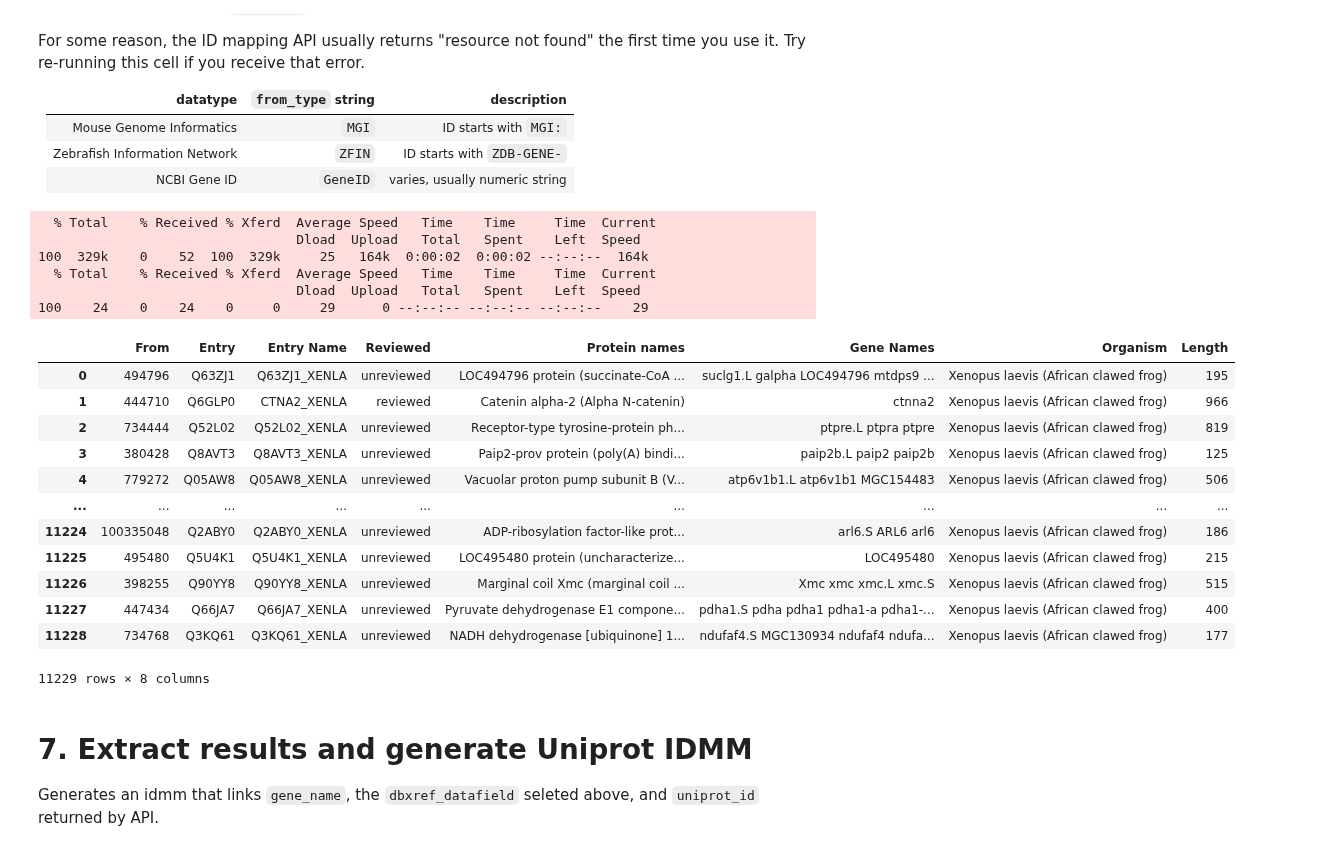
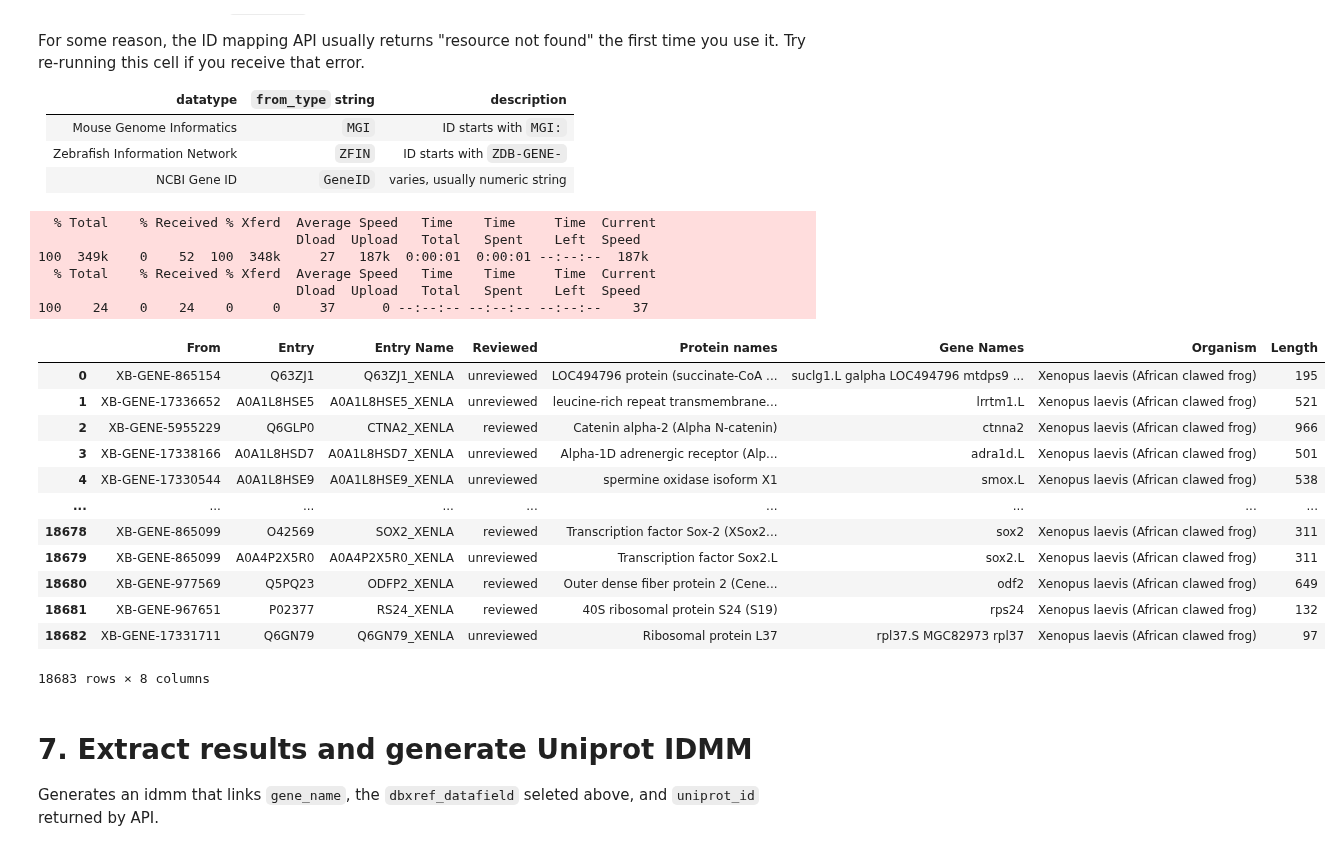
Before and after one commit to Arcadia-Science/glial-origins, a Jupyter notebook: notebooks/Xlae_adultbrain/1_Xlae_adultbrain_downloading.ipynb, the cells around one changed output. Drawn from its saved outputs; the diff is of its cells as text; code cells hidden in the pictures.

```diff
--- a/notebooks/Xlae_adultbrain/1_Xlae_adultbrain_downloading.ipynb
+++ b/notebooks/Xlae_adultbrain/1_Xlae_adultbrain_downloading.ipynb
@@ -170,10 +176,8 @@ display(models[attributes_column][3])
 # %%
-# Remove any rows with NaNs
-models.dropna(inplace = True)
-
 # Extract field and database cross-ref (dbxref) information into columns
 models['field_dictionary'] = models[attributes_column].apply(convert_fields_to_dict_gff)
-models['gene_name'] = [d.get('gene') for d in models['field_dictionary']]
+models['gene_name'] = [d.get('Name') for d in models['field_dictionary']]
+models['Xenbase'] = [d.get('Alias') for d in models['field_dictionary']]
 models['Dbxref'] = [d.get('Dbxref') for d in models['field_dictionary']]
 models['dbxref_dict'] = models['Dbxref'].apply(convert_dbxref_to_dict)
 
@@ -194,0 +199,6 @@ display(models)
+# %%
+### Exception ###
+# Generate a new .gtf file that includes a gene name in the "gene" field for gffread to use
+models['ID'] = [d.get('ID') for d in models['field_dictionary']]
+models['Parent'] = [d.get('Parent') for d in models['field_dictionary']]
+display(models)
@@ -194,0 +284,20 @@ display(models)
+# %%
+models = models.merge(keypair_collector, on = 'ID', how = 'left')
+
+models.apply(lambda x: x['field_dictionary'].update({'gene': x['new_gene_name']}), axis = 1)
+display(models)
+models.dropna(subset = ['field_dictionary'], inplace = True)
+models[attributes_column] = models['field_dictionary'].apply(convert_dict_to_fields_gff)
+
+new_annot = GenomeGffFile(
+    filename = sample_Docket.annot.filename.replace('.gff', '_new.gff'),
+    sampledict = species_SampleDict,
+    GenomeFastaFile = genome_fasta,
+)
+
+sample_Docket.add_keyfile(new_annot, 'new_annot')
+new_models = models[[0, 1, 2, 3, 4, 5, 6, 7, 8]]
+new_models.to_csv(sample_Docket.new_annot.path, sep = '\t', header = None, index = None)
+
+display(new_models)
+display(new_models[attributes_column][0])
@@ -198,8 +335,8 @@ Specify which set of identifiers will be use to query the [Uniprot ID Mapping To
 
 If using an identifier from the `dbxref_dict`, specify the name via string in the `dbxref_datafield` variable.
 # %%
-dbxref_datafield = 'GeneID'
-datafield = ''
+dbxref_datafield = ''
+datafield = 'Xenbase'
 
 if dbxref_datafield != '':
     models.dropna(axis = 0, subset = ['dbxref_dict'], inplace = True)
@@ -264,34 +401,34 @@ Try re-running this cell if you receive that error.
 | Zebrafish Information Network | `ZFIN` | ID starts with `ZDB-GENE-` |
 | NCBI Gene ID | `GeneID` | varies, usually numeric string |
 # %%
-from_type = 'GeneID'
+from_type = 'Xenbase'
 to_type = 'UniProtKB'
 
 uniprot_idmm_object = genelist_object.get_uniprot_ids(ID_MAPPER_LOC, from_type, to_type)
 sample_Docket.add_keyfiles({'uniprot_idmm': uniprot_idmm_object})
 
 uniprot_idmm = pd.read_csv(sample_Docket.uniprot_idmm.path, sep = '\t')
 display(uniprot_idmm)
 # %% [output]
   % Total    % Received % Xferd  Average Speed   Time    Time     Time  Current
                                  Dload  Upload   Total   Spent    Left  Speed
-100  329k    0    52  100  329k     25   164k  0:00:02  0:00:02 --:--:--  164k
+100  349k    0    52  100  348k     27   187k  0:00:01  0:00:01 --:--:--  187k
   % Total    % Received % Xferd  Average Speed   Time    Time     Time  Current
                                  Dload  Upload   Total   Spent    Left  Speed
-100    24    0    24    0     0     29      0 --:--:-- --:--:-- --:--:--    29
+100    24    0    24    0     0     37      0 --:--:-- --:--:-- --:--:--    37
 |  | From | Entry | Entry Name | Reviewed | Protein names | Gene Names | Organism | Length |
-| 0 | 494796 | Q63ZJ1 | Q63ZJ1_XENLA | unreviewed | LOC494796 protein (succinate-CoA ... | suclg1.L galpha LOC494796 mtdps9 ... | Xenopus laevis (African clawed frog) | 195 |
-| 1 | 444710 | Q6GLP0 | CTNA2_XENLA | reviewed | Catenin alpha-2 (Alpha N-catenin) | ctnna2 | Xenopus laevis (African clawed frog) | 966 |
-| 2 | 734444 | Q52L02 | Q52L02_XENLA | unreviewed | Receptor-type tyrosine-protein ph... | ptpre.L ptpra ptpre | Xenopus laevis (African clawed frog) | 819 |
-| 3 | 380428 | Q8AVT3 | Q8AVT3_XENLA | unreviewed | Paip2-prov protein (poly(A) bindi... | paip2b.L paip2 paip2b | Xenopus laevis (African clawed frog) | 125 |
-| 4 | 779272 | Q05AW8 | Q05AW8_XENLA | unreviewed | Vacuolar proton pump subunit B (V... | atp6v1b1.L atp6v1b1 MGC154483 | Xenopus laevis (African clawed frog) | 506 |
+| 0 | XB-GENE-865154 | Q63ZJ1 | Q63ZJ1_XENLA | unreviewed | LOC494796 protein (succinate-CoA ... | suclg1.L galpha LOC494796 mtdps9 ... | Xenopus laevis (African clawed frog) | 195 |
+| 1 | XB-GENE-17336652 | A0A1L8HSE5 | A0A1L8HSE5_XENLA | unreviewed | leucine-rich repeat transmembrane... | lrrtm1.L | Xenopus laevis (African clawed frog) | 521 |
+| 2 | XB-GENE-5955229 | Q6GLP0 | CTNA2_XENLA | reviewed | Catenin alpha-2 (Alpha N-catenin) | ctnna2 | Xenopus laevis (African clawed frog) | 966 |
+| 3 | XB-GENE-17338166 | A0A1L8HSD7 | A0A1L8HSD7_XENLA | unreviewed | Alpha-1D adrenergic receptor (Alp... | adra1d.L | Xenopus laevis (African clawed frog) | 501 |
+| 4 | XB-GENE-17330544 | A0A1L8HSE9 | A0A1L8HSE9_XENLA | unreviewed | spermine oxidase isoform X1 | smox.L | Xenopus laevis (African clawed frog) | 538 |
 | ... | ... | ... | ... | ... | ... | ... | ... | ... |
-| 11224 | 100335048 | Q2ABY0 | Q2ABY0_XENLA | unreviewed | ADP-ribosylation factor-like prot... | arl6.S ARL6 arl6 | Xenopus laevis (African clawed frog) | 186 |
-| 11225 | 495480 | Q5U4K1 | Q5U4K1_XENLA | unreviewed | LOC495480 protein (uncharacterize... | LOC495480 | Xenopus laevis (African clawed frog) | 215 |
-| 11226 | 398255 | Q90YY8 | Q90YY8_XENLA | unreviewed | Marginal coil Xmc (marginal coil ... | Xmc xmc xmc.L xmc.S | Xenopus laevis (African clawed frog) | 515 |
-| 11227 | 447434 | Q66JA7 | Q66JA7_XENLA | unreviewed | Pyruvate dehydrogenase E1 compone... | pdha1.S pdha pdha1 pdha1-a pdha1-... | Xenopus laevis (African clawed frog) | 400 |
-| 11228 | 734768 | Q3KQ61 | Q3KQ61_XENLA | unreviewed | NADH dehydrogenase [ubiquinone] 1... | ndufaf4.S MGC130934 ndufaf4 ndufa... | Xenopus laevis (African clawed frog) | 177 |
+| 18678 | XB-GENE-865099 | O42569 | SOX2_XENLA | reviewed | Transcription factor Sox-2 (XSox2... | sox2 | Xenopus laevis (African clawed frog) | 311 |
+| 18679 | XB-GENE-865099 | A0A4P2X5R0 | A0A4P2X5R0_XENLA | unreviewed | Transcription factor Sox2.L | sox2.L | Xenopus laevis (African clawed frog) | 311 |
+| 18680 | XB-GENE-977569 | Q5PQ23 | ODFP2_XENLA | reviewed | Outer dense fiber protein 2 (Cene... | odf2 | Xenopus laevis (African clawed frog) | 649 |
+| 18681 | XB-GENE-967651 | P02377 | RS24_XENLA | reviewed | 40S ribosomal protein S24 (S19) | rps24 | Xenopus laevis (African clawed frog) | 132 |
+| 18682 | XB-GENE-17331711 | Q6GN79 | Q6GN79_XENLA | unreviewed | Ribosomal protein L37 | rpl37.S MGC82973 rpl37 | Xenopus laevis (African clawed frog) | 97 |
-11229 rows × 8 columns
+18683 rows × 8 columns
 # %% [markdown]
 # 7. Extract results and generate Uniprot IDMM
 Generates an idmm that links `gene_name`, the `dbxref_datafield` seleted above, and `uniprot_id` returned by API.
```
Also changed, not shown: parts of 14 cells of this notebook.
